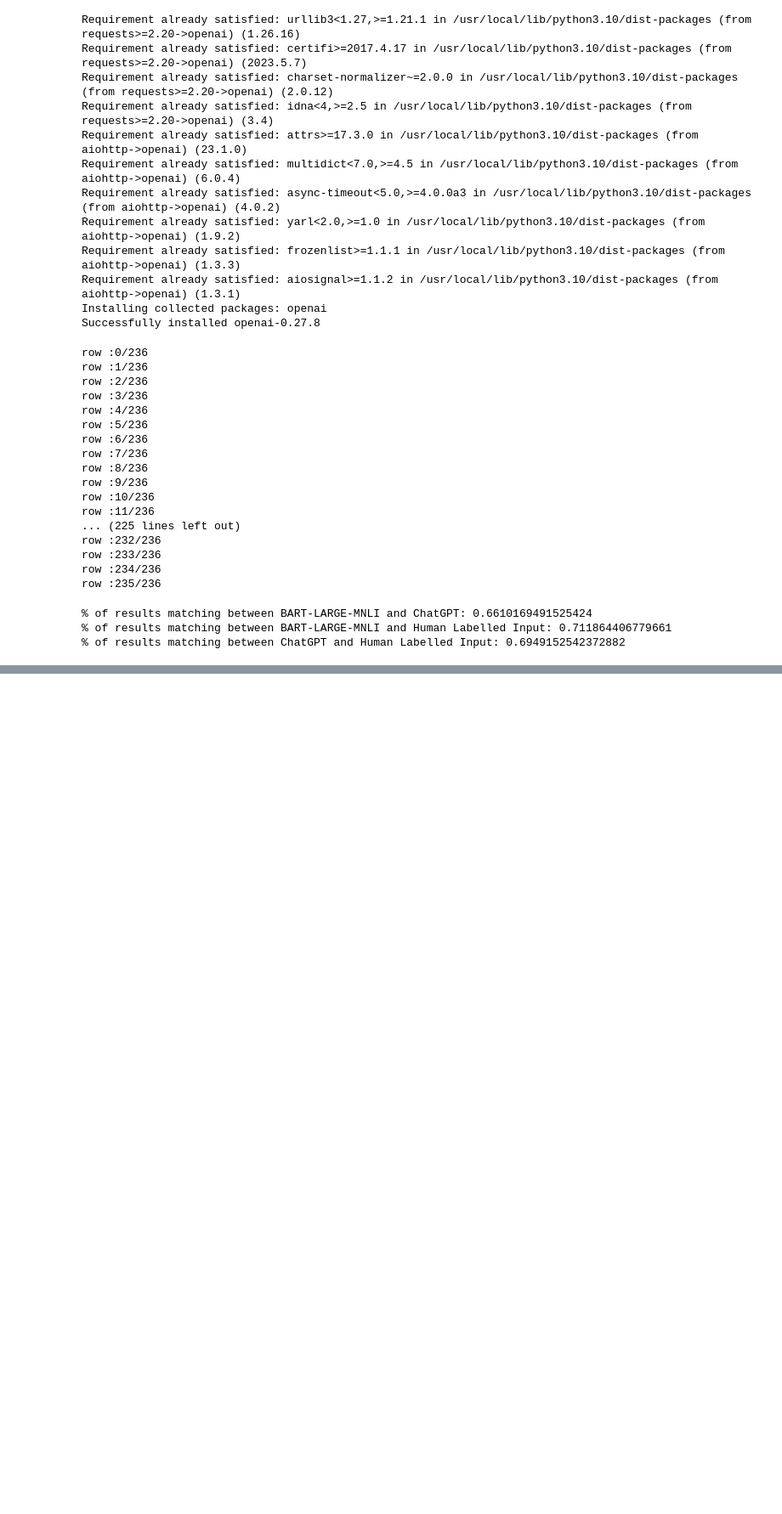
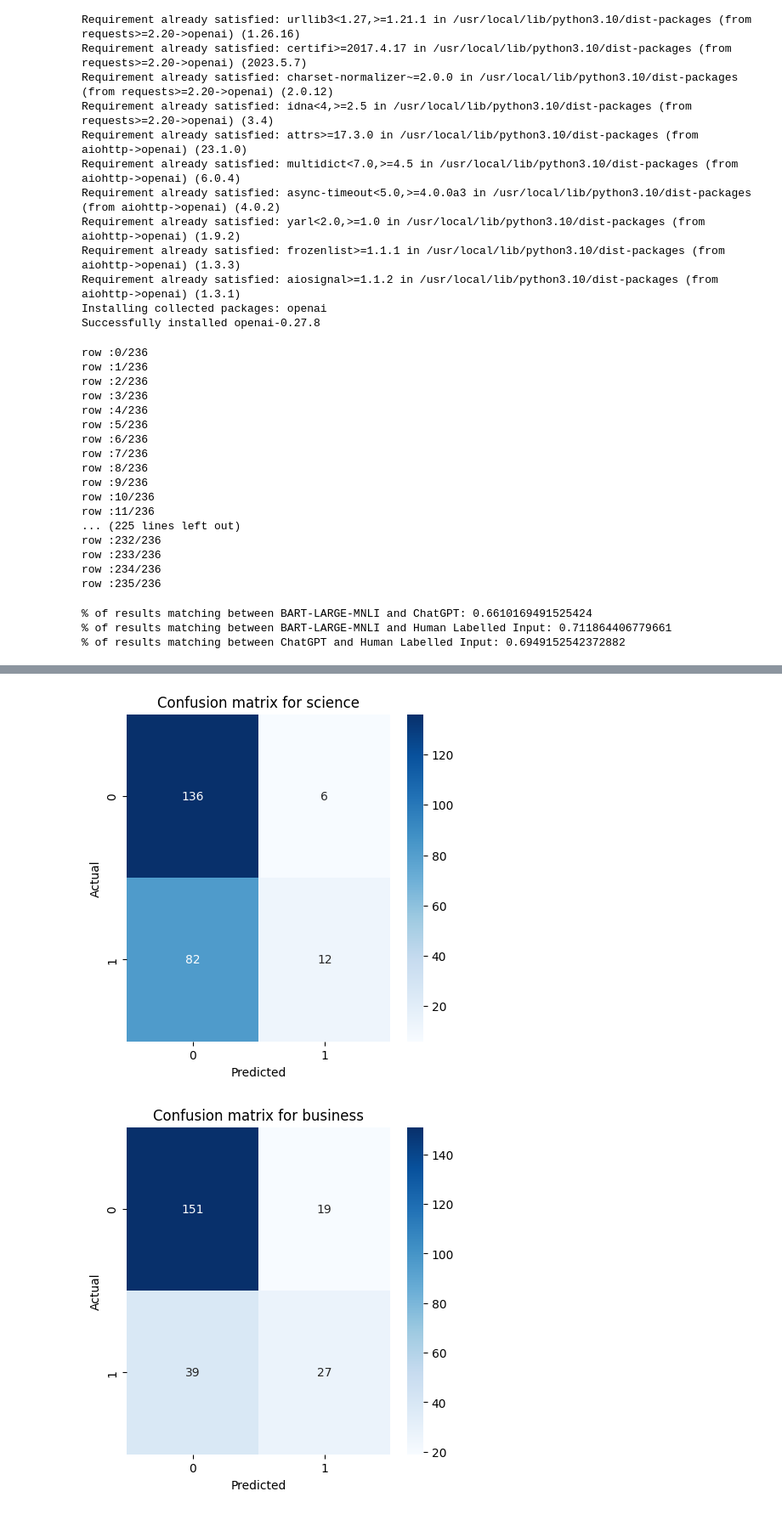
Before and after one commit to sheldor07/Essay-Evaluator-Research-Assistantship, a Jupyter notebook: topic_classification_baseline.ipynb, the cells around one changed output, grey strips where cells are left out. Shown at 85% size. Saved outputs shown, nothing was run; the diff lists cells and outputs as text; code cells hidden in the pictures; blank space fills up the shorter version.

```diff
--- a/topic_classification_baseline.ipynb
+++ b/topic_classification_baseline.ipynb
@@ -204,0 +237,18 @@ print("% of results matching between ChatGPT and Human Labelled Input:", gpt_to_
+# %%
+
+for label in all_labels:
+    df[label] = df['ChatGPT_Labels'] == label
+
+# Now create confusion matrix for each label
+for label in all_labels:
+    df['true'] = df['terms'].apply(lambda x: label in x)
+    cm = confusion_matrix(df['true'], df[label])
+    plt.figure(figsize=(5, 5))
+    sns.heatmap(cm, annot=True, fmt='d', cmap='Blues')
+    plt.title(f'Confusion matrix for {label}')
+    plt.xlabel('Predicted')
+    plt.ylabel('Actual')
+    plt.show()
+# %% [output]
+[figure, added]
+[figure, added]
```
Also changed, not shown: parts of 2 cells of this notebook.
